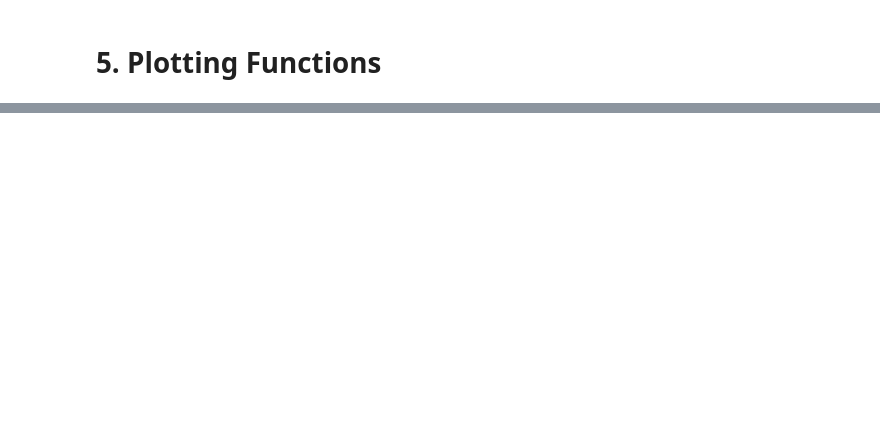
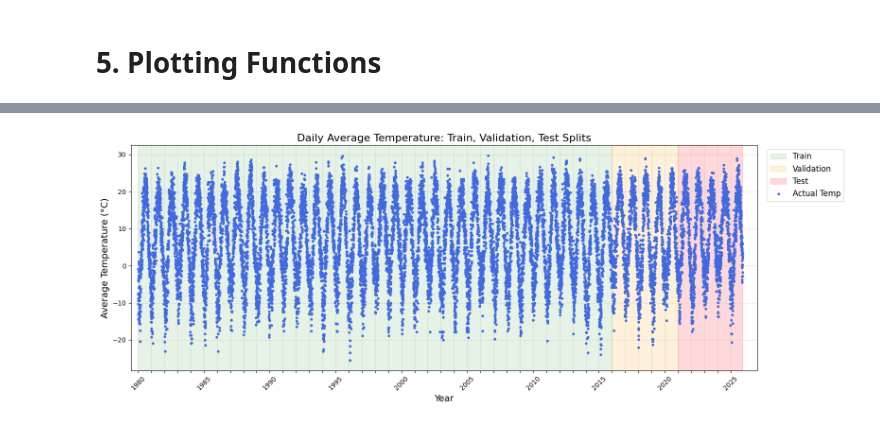
Before and after one commit to smn-krn/TIS3IL-WS25-Project, a Jupyter notebook: code/03-visualization.ipynb, the cells around one changed output, grey strips where cells are left out. Drawn from its saved outputs; the diff is of its cells as text; code cells hidden in the pictures; blank space fills up the shorter version.

Commit message:
First Draft of the Visualizations

```diff
--- a/code/03-visualization.ipynb
+++ b/code/03-visualization.ipynb
@@ -56,2 +374,14 @@ torch.manual_seed(42)
 # %% [markdown]
 # 5. Plotting Functions
+# %%
+#Imports
+import matplotlib.dates as mdates
+import matplotlib.pyplot as plt
+
+#Setup
+train_start = train_df['time'].min()
+train_end = train_df['time'].max()
+val_start = val_df['time'].min()
+val_end = val_df['time'].max()
+test_start = test_df['time'].min()
+test_end = test_df['time'].max()
@@ -57,0 +428,38 @@ torch.manual_seed(42)
+# %%
+plt.figure(figsize=(16, 6))
+
+#Background shading
+plt.axvspan(train_start, train_end, color="green", alpha=0.1, label="Train")
+plt.axvspan(val_start, val_end, color="orange", alpha=0.15, label="Validation")
+plt.axvspan(test_start, test_end, color="red", alpha=0.15, label="Test")
+
+#Plot actual data
+plt.plot(train_df['time'], train_df['tavg'], 'o', color='royalblue', markersize=3)
+plt.plot(val_df['time'], val_df['tavg'], 'o', color='royalblue', markersize=3)
+plt.plot(test_df['time'], test_df['tavg'], 'o', color='royalblue', markersize=3, label='Actual Temp')
+
+#X-axis ticks
+years = pd.date_range(start=train_df['time'].min(), end=test_df['time'].max(), freq='YS')
+plt.xticks(years)
+labels = [year.year if year.year % 5 == 0 else '' for year in years]
+plt.gca().set_xticklabels(labels)
+
+#Add padding: start a little before the first date
+start_pad = train_df['time'].min() - pd.Timedelta(days=200)
+end_pad = test_df['time'].max() + pd.Timedelta(days=400)
+plt.xlim(start_pad, end_pad)
+
+#Labels and title
+plt.xlabel("Year", fontsize=14)
+plt.ylabel("Average Temperature (°C)", fontsize=14)
+plt.title("Daily Average Temperature: Train, Validation, Test Splits", fontsize=16)
+
+#Grid and legend
+plt.grid(alpha=0.3)
+plt.legend(bbox_to_anchor=(1.01, 1), loc='upper left', fontsize=12)
+
+plt.xticks(rotation=45)
+plt.tight_layout()
+plt.show()
+# %% [output]
+[figure, added]
```
Also changed, not shown: parts of 34 cells of this notebook, 2 other files.
